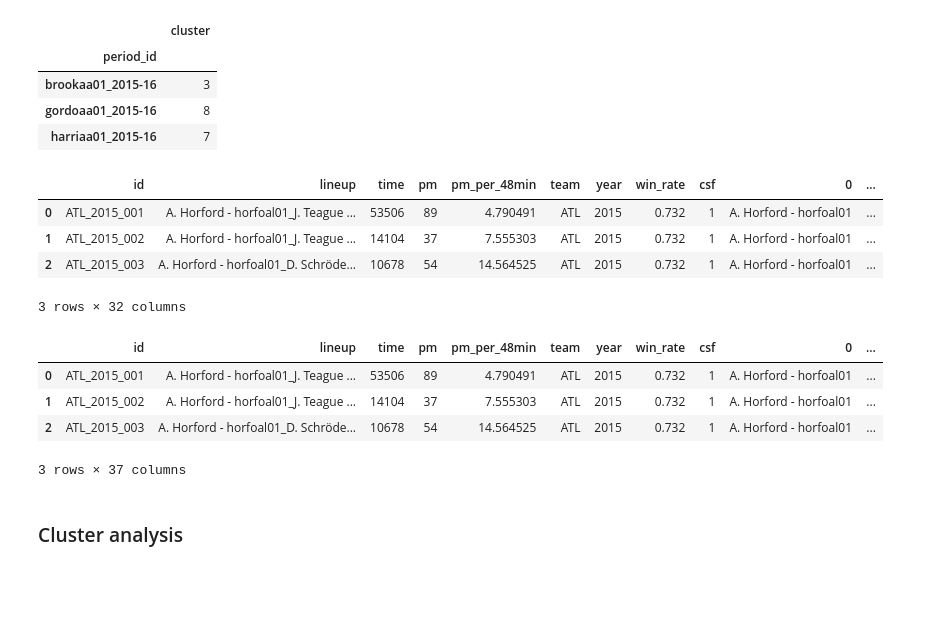
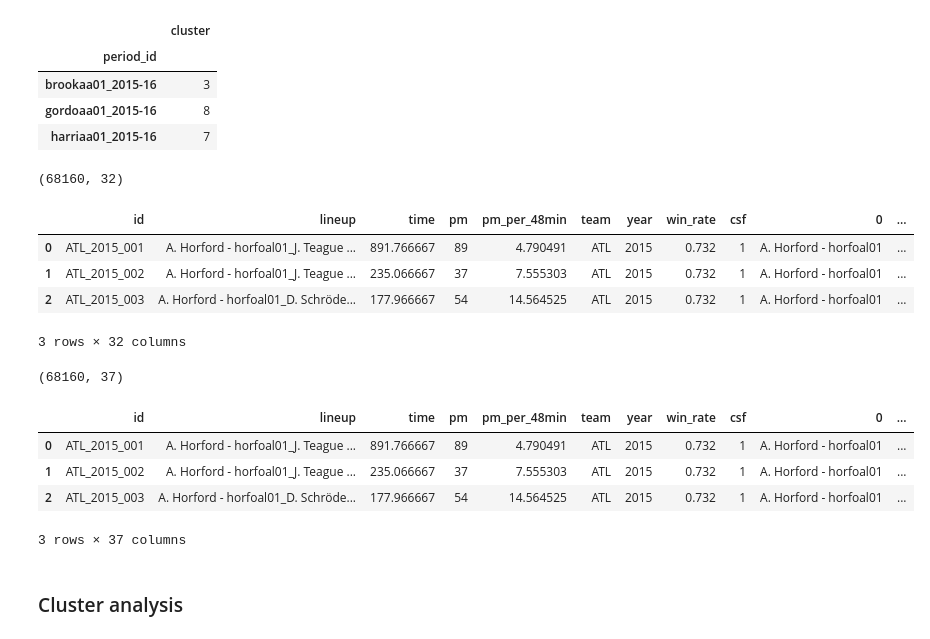
Before and after one commit to arnaud-odet/Roster_Building, a Jupyter notebook: notebooks/pbp.ipynb, the cells around one changed output. Saved outputs shown, nothing was run; the diff lists cells and outputs as text; code cells hidden in the pictures; blank space fills up the shorter version.

```diff
--- a/notebooks/pbp.ipynb
+++ b/notebooks/pbp.ipynb
@@ -41,5 +43,7 @@ period = Period(2015,2019)
 # %%
 ludf = period.data.copy()
 trdf = period.transitions.copy()
+ludf['time'] = ludf['time'] / 60
+print(ludf.shape[0])
 ludf.head()
 # %% [output]
@@ -107,25 +132,29 @@ partition.head(3)
 for i in range(5):
     ludf[f'name_{i}'] = [plid.split('-')[0].strip(' ') for plid in ludf[f'{i}']]
     ludf[f'per_id_{i}'] = [plid.split('-')[1].strip(' ')+'_'+f'{yr}-{yr-1999}' for plid, yr in zip(ludf[f'{i}'], ludf['year'])]
+print(ludf.shape)
 ludf.head(3)
 # %% [output]
+(68160, 32)
 |  | id | lineup | time | pm | pm_per_48min | team | year | win_rate | csf | 0 | ... |
-| 0 | ATL_2015_001 | A. Horford - horfoal01_J. Teague ... | 53506 | 89 | 4.790491 | ATL | 2015 | 0.732 | 1 | A. Horford - horfoal01 | ... |
-| 1 | ATL_2015_002 | A. Horford - horfoal01_J. Teague ... | 14104 | 37 | 7.555303 | ATL | 2015 | 0.732 | 1 | A. Horford - horfoal01 | ... |
-| 2 | ATL_2015_003 | A. Horford - horfoal01_D. Schröde... | 10678 | 54 | 14.564525 | ATL | 2015 | 0.732 | 1 | A. Horford - horfoal01 | ... |
+| 0 | ATL_2015_001 | A. Horford - horfoal01_J. Teague ... | 891.766667 | 89 | 4.790491 | ATL | 2015 | 0.732 | 1 | A. Horford - horfoal01 | ... |
+| 1 | ATL_2015_002 | A. Horford - horfoal01_J. Teague ... | 235.066667 | 37 | 7.555303 | ATL | 2015 | 0.732 | 1 | A. Horford - horfoal01 | ... |
+| 2 | ATL_2015_003 | A. Horford - horfoal01_D. Schröde... | 177.966667 | 54 | 14.564525 | ATL | 2015 | 0.732 | 1 | A. Horford - horfoal01 | ... |
-3 rows × 32 columns
+3 rows × 32 columns
 # %%
 for i in range(5):
-    ludf = ludf.merge(partition, left_on= f'per_id_{i}', right_index= True)
+    ludf = ludf.merge(partition, left_on= f'per_id_{i}', right_index= True, how = 'left')
     ludf.rename(columns = {'cluster': f'cluster_pl_{i}'}, inplace= True)
-    ludf[f'cluster_pl_{i}'] = ludf[f'cluster_pl_{i}'].fillna(0)
+    ludf[f'cluster_pl_{i}'] = ludf[f'cluster_pl_{i}'].fillna(0).astype(int)
+print(ludf.shape)
 ludf.head(3)
 # %% [output]
+(68160, 37)
 |  | id | lineup | time | pm | pm_per_48min | team | year | win_rate | csf | 0 | ... |
-| 0 | ATL_2015_001 | A. Horford - horfoal01_J. Teague ... | 53506 | 89 | 4.790491 | ATL | 2015 | 0.732 | 1 | A. Horford - horfoal01 | ... |
-| 1 | ATL_2015_002 | A. Horford - horfoal01_J. Teague ... | 14104 | 37 | 7.555303 | ATL | 2015 | 0.732 | 1 | A. Horford - horfoal01 | ... |
-| 2 | ATL_2015_003 | A. Horford - horfoal01_D. Schröde... | 10678 | 54 | 14.564525 | ATL | 2015 | 0.732 | 1 | A. Horford - horfoal01 | ... |
+| 0 | ATL_2015_001 | A. Horford - horfoal01_J. Teague ... | 891.766667 | 89 | 4.790491 | ATL | 2015 | 0.732 | 1 | A. Horford - horfoal01 | ... |
+| 1 | ATL_2015_002 | A. Horford - horfoal01_J. Teague ... | 235.066667 | 37 | 7.555303 | ATL | 2015 | 0.732 | 1 | A. Horford - horfoal01 | ... |
+| 2 | ATL_2015_003 | A. Horford - horfoal01_D. Schröde... | 177.966667 | 54 | 14.564525 | ATL | 2015 | 0.732 | 1 | A. Horford - horfoal01 | ... |
-3 rows × 37 columns
+3 rows × 37 columns
 # %% [markdown]
 ### Cluster analysis
 # %% [markdown]
```
Also changed, not shown: parts of 31 cells of this notebook, 8 other files.
